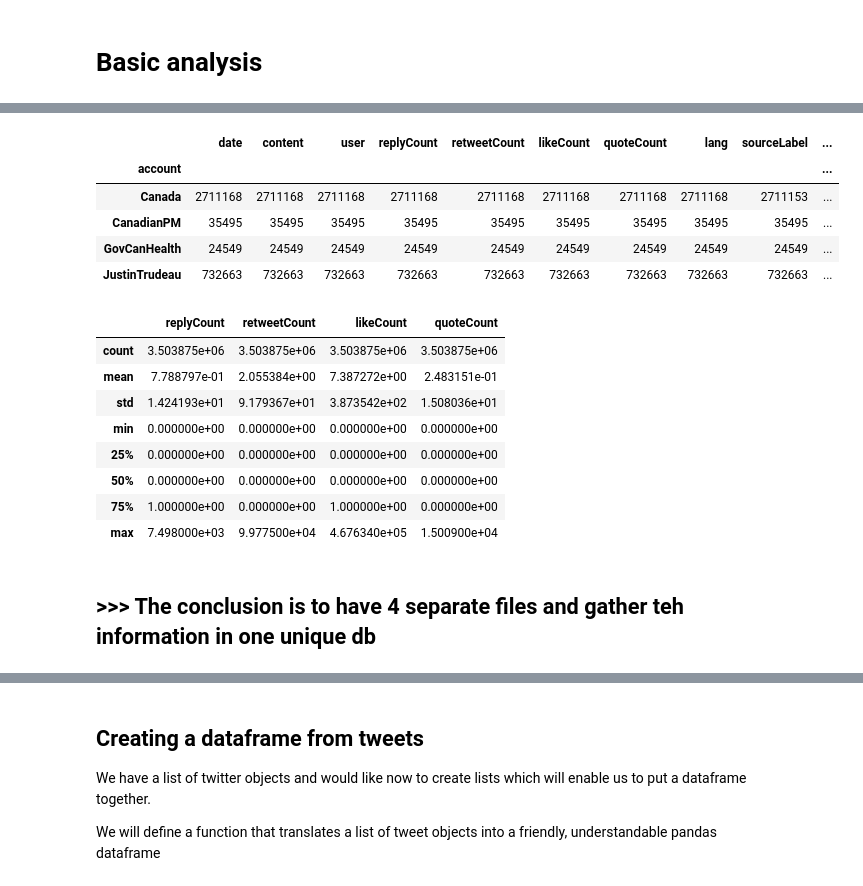
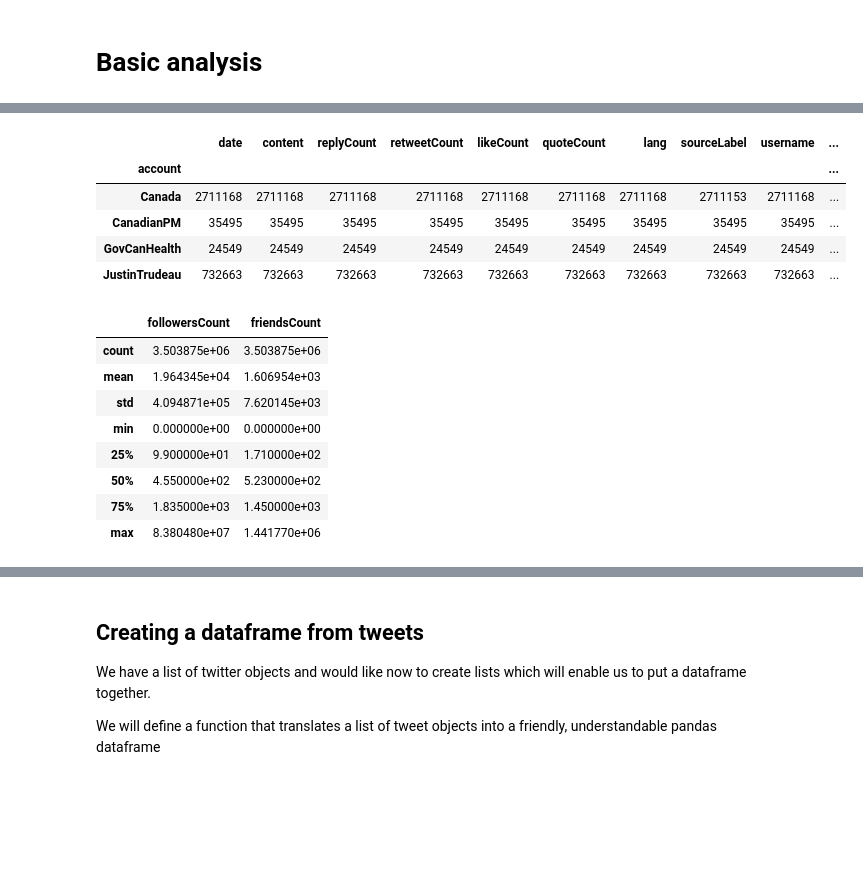
Before and after one commit to vcuspinera/Canada_response_covid, a Jupyter notebook: src/twitter-search_v3_snscrape.ipynb, the cells around one changed output, grey strips where cells are left out. Drawn from its saved outputs; the diff is of its cells as text; code cells hidden in the pictures; blank space fills up the shorter version.

```diff
--- a/src/twitter-search_v3_snscrape.ipynb
+++ b/src/twitter-search_v3_snscrape.ipynb
@@ -56,7 +56,7 @@ accounts = ('JustinTrudeau', 'CanadianPM', 'Canada', 'GovCanHealth')
 max_results = 100_000
 
 #folder to save information
-my_folder = "../tweets/historic/"
+my_folder = "../tweets/"
 # %% [markdown]
 ## Get and save tweets as `json` files
 ⚠️ **Caution:** Just run this code chunk once, it takes so much time (more than couple hours) to download all the tweets. Additionally, this step downloads 244 JSON files, that in total weight 10.27 GB
@@ -143,6 +189,6 @@ df_tot = pd.read_json(my_folder + 'tweets_db.json')
 # %% [markdown]
 # Basic analysis
 # %%
-# Chech it contains the rigth tweets
-df_tot.groupby(['account']).count()
+# Check if it contains the rigth tweets
+%time df_tot.groupby(['account']).count()
 # %% [output]
@@ -149,20 +197,18 @@ df_tot.groupby(['account']).count()
-|  | date | content | user | replyCount | retweetCount | likeCount | quoteCount | lang | sourceLabel | ... |
+|  | date | content | replyCount | retweetCount | likeCount | quoteCount | lang | sourceLabel | username | ... |
 | account |  |  |  |  |  |  |  |  |  | ... |
-| Canada | 2711168 | 2711168 | 2711168 | 2711168 | 2711168 | 2711168 | 2711168 | 2711168 | 2711153 | ... |
+| Canada | 2711168 | 2711168 | 2711168 | 2711168 | 2711168 | 2711168 | 2711168 | 2711153 | 2711168 | ... |
 | CanadianPM | 35495 | 35495 | 35495 | 35495 | 35495 | 35495 | 35495 | 35495 | 35495 | ... |
 | GovCanHealth | 24549 | 24549 | 24549 | 24549 | 24549 | 24549 | 24549 | 24549 | 24549 | ... |
 | JustinTrudeau | 732663 | 732663 | 732663 | 732663 | 732663 | 732663 | 732663 | 732663 | 732663 | ... |
 # %%
 df_tot.describe()
 # %% [output]
-|  | replyCount | retweetCount | likeCount | quoteCount |
-| count | 3.503875e+06 | 3.503875e+06 | 3.503875e+06 | 3.503875e+06 |
-| mean | 7.788797e-01 | 2.055384e+00 | 7.387272e+00 | 2.483151e-01 |
-| std | 1.424193e+01 | 9.179367e+01 | 3.873542e+02 | 1.508036e+01 |
-| min | 0.000000e+00 | 0.000000e+00 | 0.000000e+00 | 0.000000e+00 |
-| 25% | 0.000000e+00 | 0.000000e+00 | 0.000000e+00 | 0.000000e+00 |
-| 50% | 0.000000e+00 | 0.000000e+00 | 0.000000e+00 | 0.000000e+00 |
-| 75% | 1.000000e+00 | 0.000000e+00 | 1.000000e+00 | 0.000000e+00 |
-| max | 7.498000e+03 | 9.977500e+04 | 4.676340e+05 | 1.500900e+04 |
+|  | followersCount | friendsCount |
+| count | 3.503875e+06 | 3.503875e+06 |
+| mean | 1.964345e+04 | 1.606954e+03 |
+| std | 4.094871e+05 | 7.620145e+03 |
+| min | 0.000000e+00 | 0.000000e+00 |
+| 25% | 9.900000e+01 | 1.710000e+02 |
+| 50% | 4.550000e+02 | 5.230000e+02 |
+| 75% | 1.835000e+03 | 1.450000e+03 |
+| max | 8.380480e+07 | 1.441770e+06 |
-# %% [markdown]
-## >>> The conclusion is to have 4 separate files and gather teh information in one unique db
```
Also changed, not shown: parts of 16 cells of this notebook.
